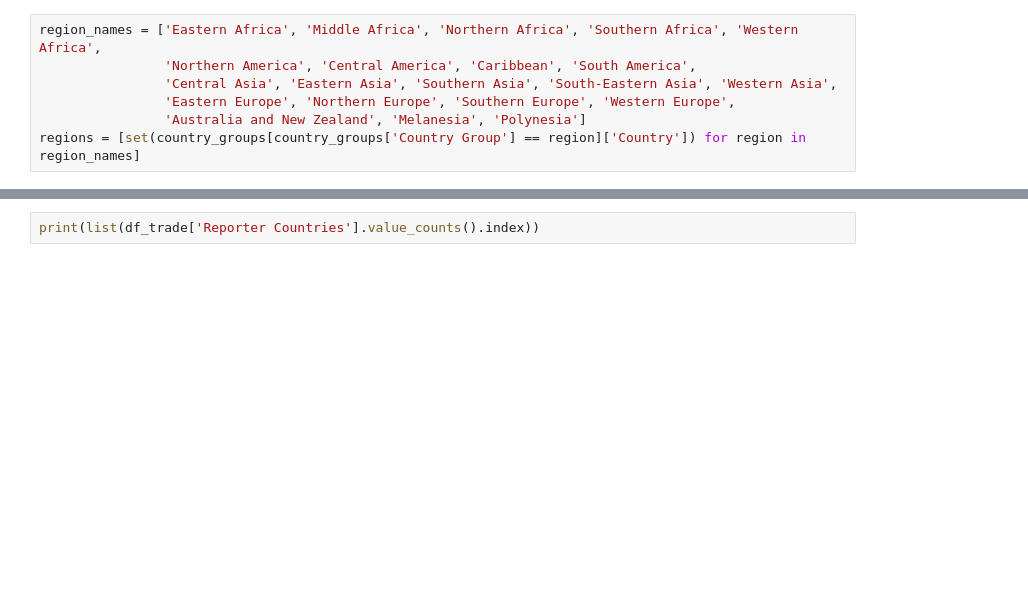
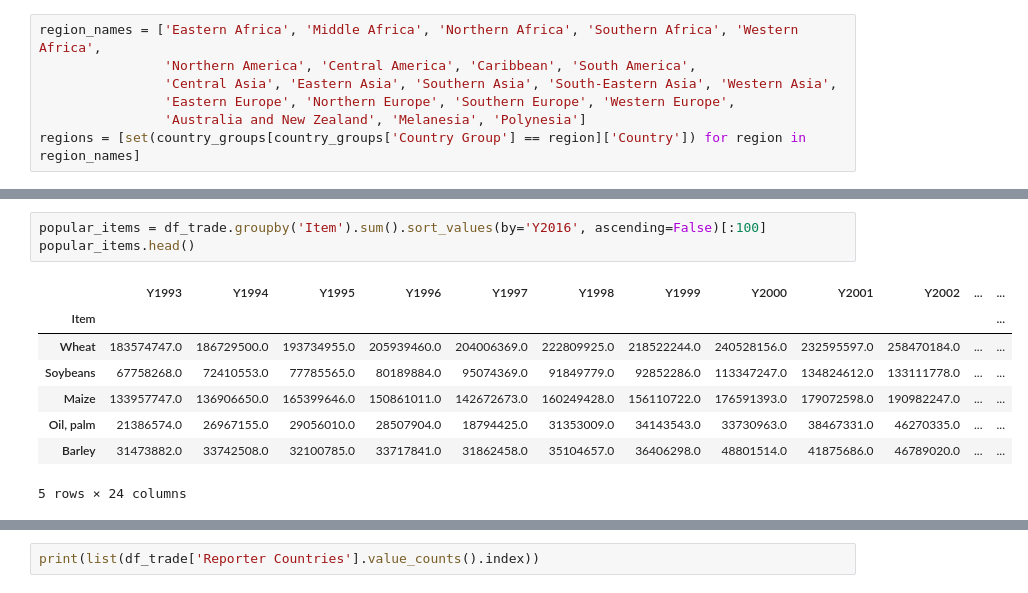
Before and after one commit to n-poulsen/GranADA, a Jupyter notebook: code/GlobalTradeChanges.ipynb, the cells around one changed output, grey strips where cells are left out. Drawn from its saved outputs; the diff is of its cells as text; blank space fills up the shorter version.

```diff
--- a/code/GlobalTradeChanges.ipynb
+++ b/code/GlobalTradeChanges.ipynb
@@ -267,0 +274,12 @@ We can see that there seems to be a slow decrease in the proportion of trade tha
+# %%
+popular_items = df_trade.groupby('Item').sum().sort_values(by='Y2016', ascending=False)[:100]
+popular_items.head()
+# %% [output]
+|  | Y1993 | Y1994 | Y1995 | Y1996 | Y1997 | Y1998 | Y1999 | Y2000 | Y2001 | Y2002 | ... | ... |
+| Item |  |  |  |  |  |  |  |  |  |  |  | ... |
+| Wheat | 183574747.0 | 186729500.0 | 193734955.0 | 205939460.0 | 204006369.0 | 222809925.0 | 218522244.0 | 240528156.0 | 232595597.0 | 258470184.0 | ... | ... |
+| Soybeans | 67758268.0 | 72410553.0 | 77785565.0 | 80189884.0 | 95074369.0 | 91849779.0 | 92852286.0 | 113347247.0 | 134824612.0 | 133111778.0 | ... | ... |
+| Maize | 133957747.0 | 136906650.0 | 165399646.0 | 150861011.0 | 142672673.0 | 160249428.0 | 156110722.0 | 176591393.0 | 179072598.0 | 190982247.0 | ... | ... |
+| Oil, palm | 21386574.0 | 26967155.0 | 29056010.0 | 28507904.0 | 18794425.0 | 31353009.0 | 34143543.0 | 33730963.0 | 38467331.0 | 46270335.0 | ... | ... |
+| Barley | 31473882.0 | 33742508.0 | 32100785.0 | 33717841.0 | 31862458.0 | 35104657.0 | 36406298.0 | 48801514.0 | 41875686.0 | 46789020.0 | ... | ... |
+5 rows × 24 columns
```
Also changed, not shown: parts of 16 cells of this notebook.
